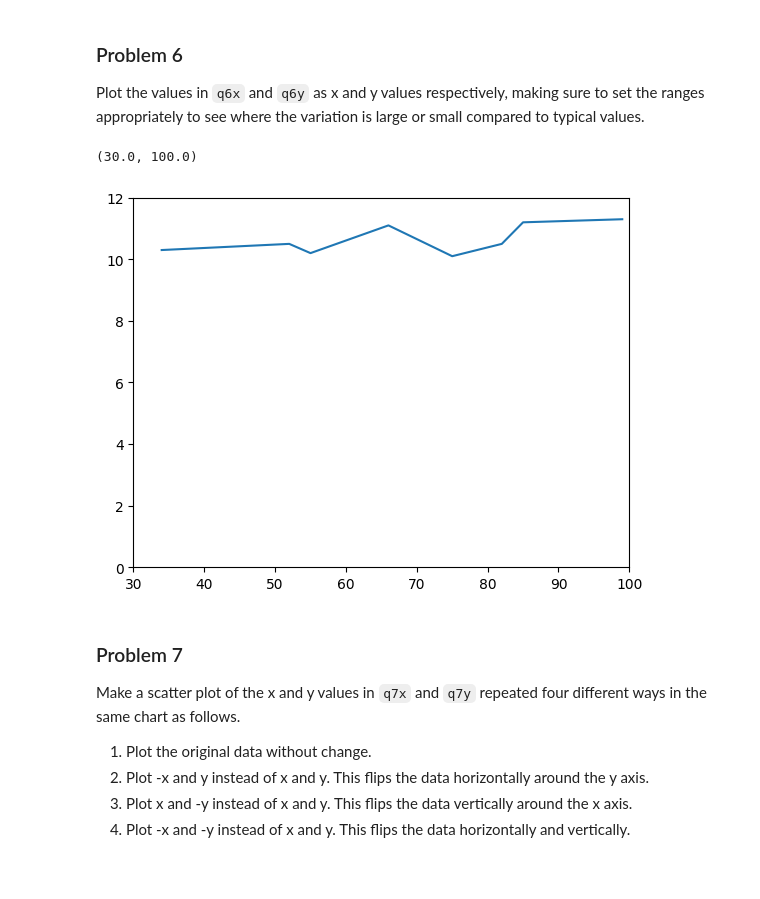
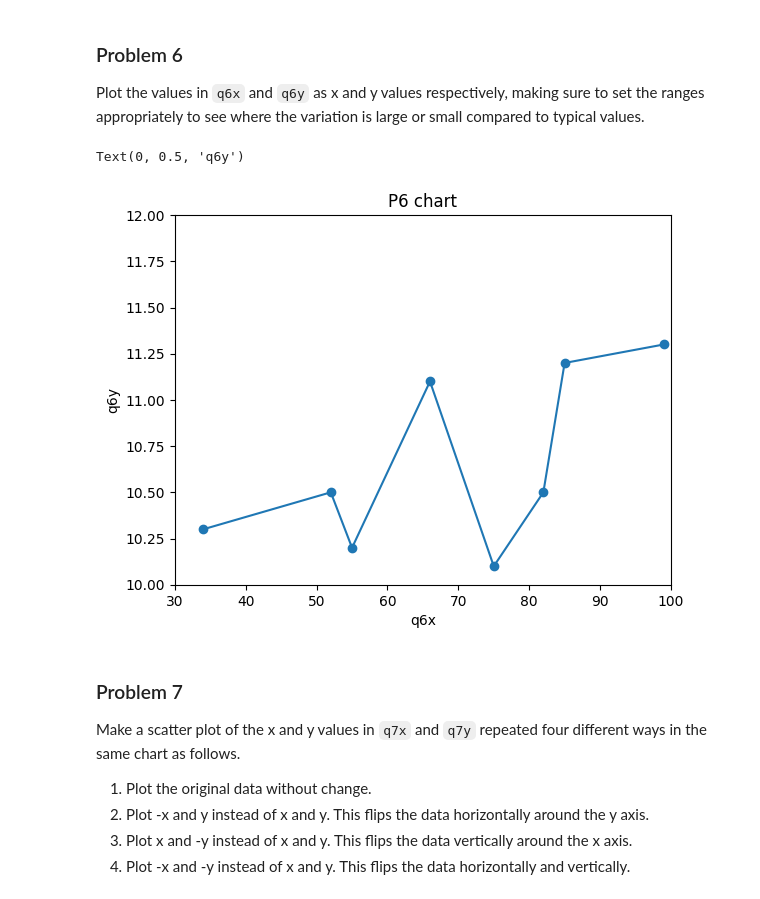
Before and after one commit to max-issokson-bu/dx602-homework-05, a Jupyter notebook: homework.ipynb, the cells around one changed output. Cells and saved outputs as stored; diff of their text form; code cells hidden in the pictures; blank space fills up the shorter version.

```diff
--- a/homework.ipynb
+++ b/homework.ipynb
@@ -173,12 +173,15 @@ q6x = [34, 52, 55, 66, 75, 82, 85, 99]
 q6y = [10.3, 10.5, 10.2, 11.1, 10.1, 10.5, 11.2, 11.3]
 # %%
 # YOUR CHANGES HERE
-plt.plot(q6x, q6y)
-plt.gca().set_ylim(0,12)
+plt.plot(q6x, q6y, marker = 'o')
+plt.gca().set_ylim(10,12)
 plt.gca().set_xlim(30,100)
+plt.title('P6 chart')
+plt.xlabel('q6x')
+plt.ylabel('q6y')
 # %% [output]
-(30.0, 100.0)
+Text(0, 0.5, 'q6y')
-[figure, old version]
+[figure, new version]
 # %% [markdown]
 ### Problem 7
 
```
Also changed, not shown: parts of 5 cells of this notebook.
